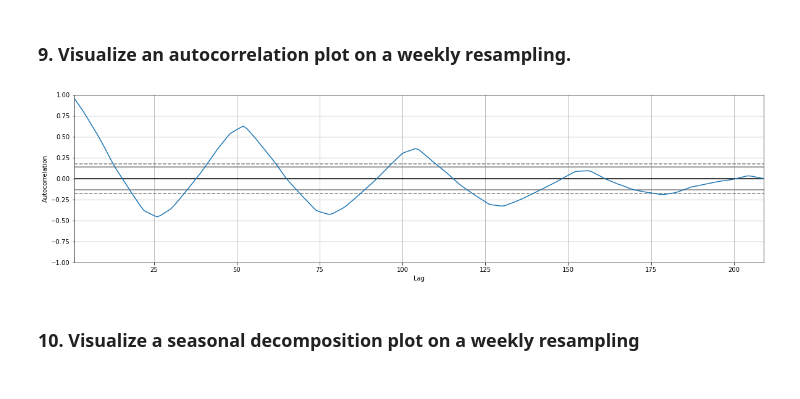
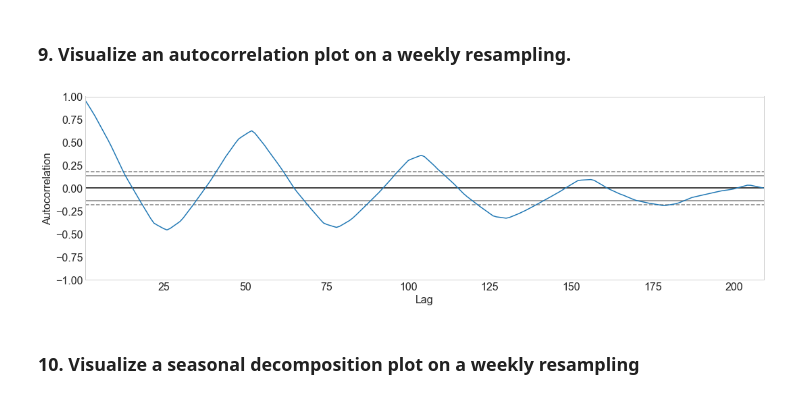
Before and after one commit to Yvette-Ibarra/time-series-exercises, a Jupyter notebook: explore.ipynb, the cells around one changed output. Drawn from its saved outputs; the diff is of its cells as text; code cells hidden in the pictures.

```diff
--- a/explore.ipynb
+++ b/explore.ipynb
@@ -222,10 +234,10 @@ plt.figure(figsize =(20,5))
 # %% [markdown]
 ### 9. Visualize an autocorrelation plot on a weekly resampling.
 # %%
-plt.figure(figsize =(20,5))
+plt.figure(figsize =(18,5))
 pd.plotting.autocorrelation_plot(train.sales_total.resample('W').mean());
 # %% [output]
-[figure, old version]
+[figure, new version]
 # %% [markdown]
 ### 10. Visualize a seasonal decomposition plot on a weekly resampling
 # %%
```
Also changed, not shown: parts of 103 cells of this notebook.
